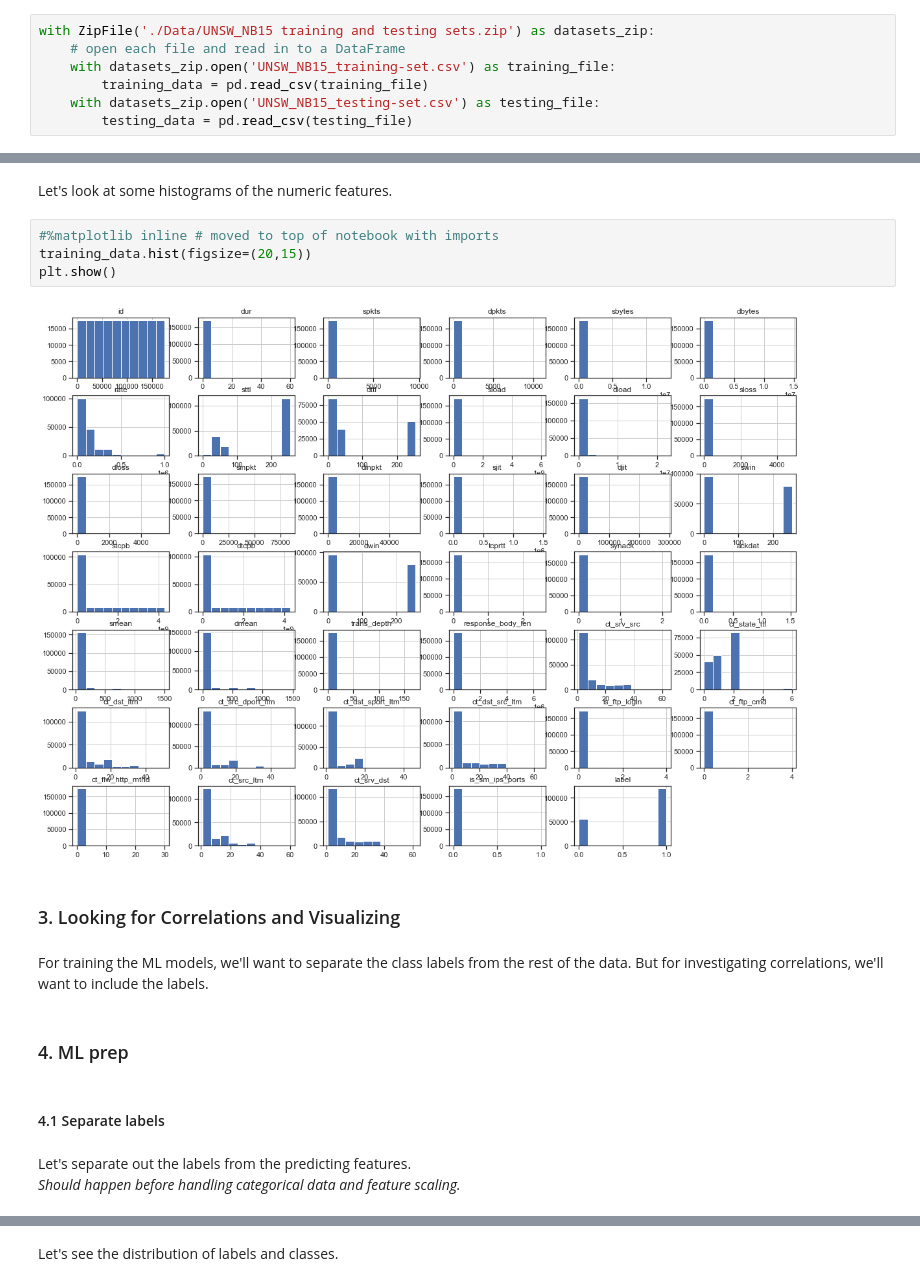
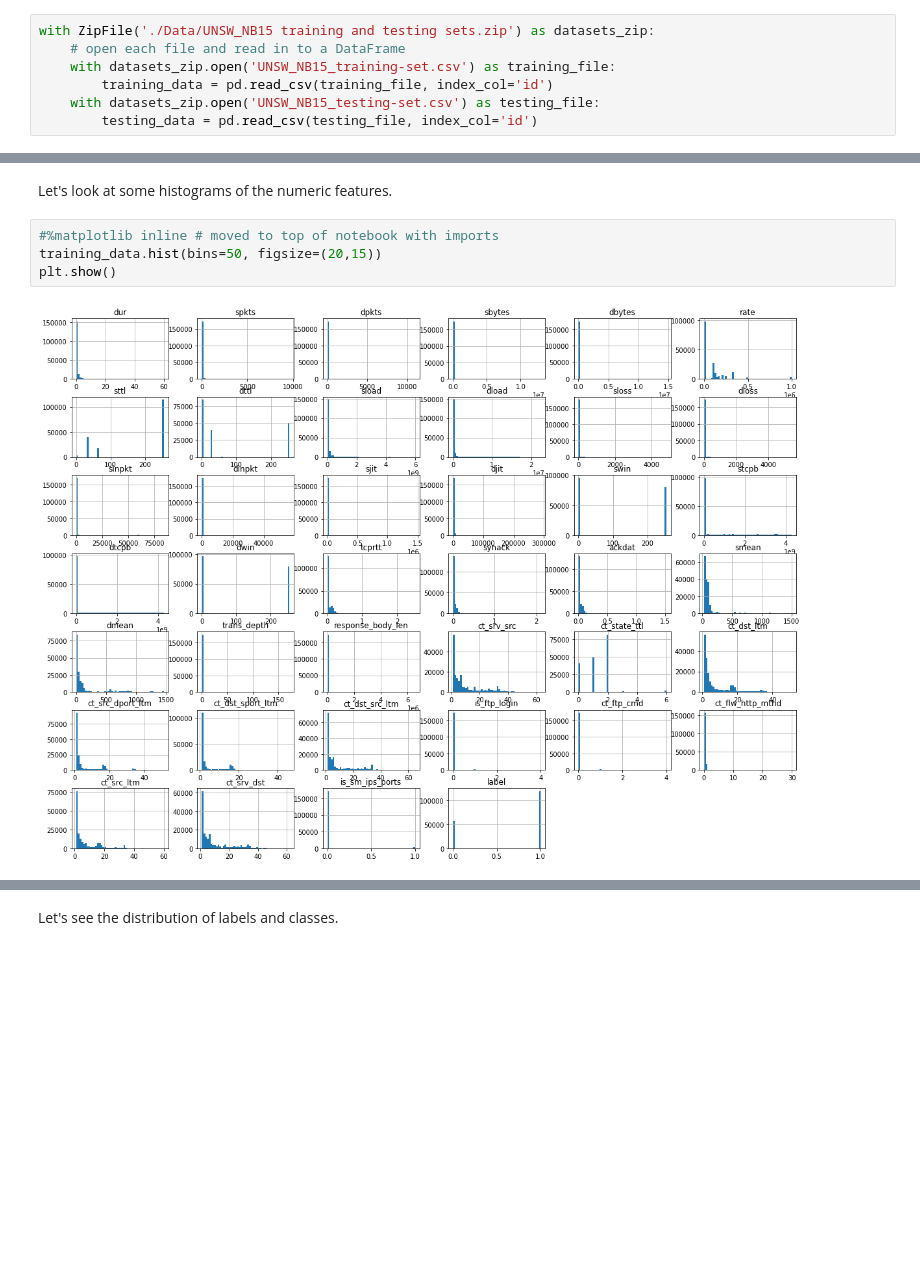
Before and after one commit to pvan1/DATA-606-Capstone, a Jupyter notebook: capstone-phase1.ipynb, the cells around one changed output, grey strips where cells are left out. Saved outputs shown, nothing was run; the diff lists cells and outputs as text; blank space fills up the shorter version.

```diff
--- a/capstone-phase1.ipynb
+++ b/capstone-phase1.ipynb
@@ -16,6 +17,6 @@ The training data csv file was too big to upload to github, so I've uploaded the
 with ZipFile('./Data/UNSW_NB15 training and testing sets.zip') as datasets_zip:
     # open each file and read in to a DataFrame
     with datasets_zip.open('UNSW_NB15_training-set.csv') as training_file:
-        training_data = pd.read_csv(training_file)
+        training_data = pd.read_csv(training_file, index_col='id')
     with datasets_zip.open('UNSW_NB15_testing-set.csv') as testing_file:
-        testing_data = pd.read_csv(testing_file)
+        testing_data = pd.read_csv(testing_file, index_col='id')
@@ -125,18 +122,7 @@ This gives us an idea of what kind of network traffic data we're working with.
 Let's look at some histograms of the numeric features.
 # %%
 #%matplotlib inline # moved to top of notebook with imports
-training_data.hist(figsize=(20,15))
+training_data.hist(bins=50, figsize=(20,15))
 plt.show()
 # %% [output]
-[figure, old version]
+[figure, new version]
-# %% [markdown]
-### 3. Looking for Correlations and Visualizing
-# %% [markdown]
-For training the ML models, we'll want to separate the class labels from the rest of the data.  But for investigating correlations, we'll want to include the labels.
-# %% [markdown]
-### 4. ML prep
-# %% [markdown]
-#### 4.1 Separate labels
-# %% [markdown]
-Let's separate out the labels from the predicting features.
-*Should happen before handling categorical data and feature scaling.*
```
Also changed, not shown: parts of 68 cells of this notebook.
